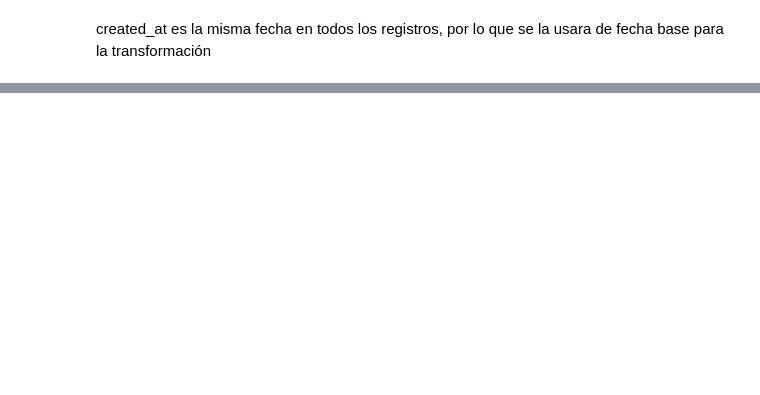
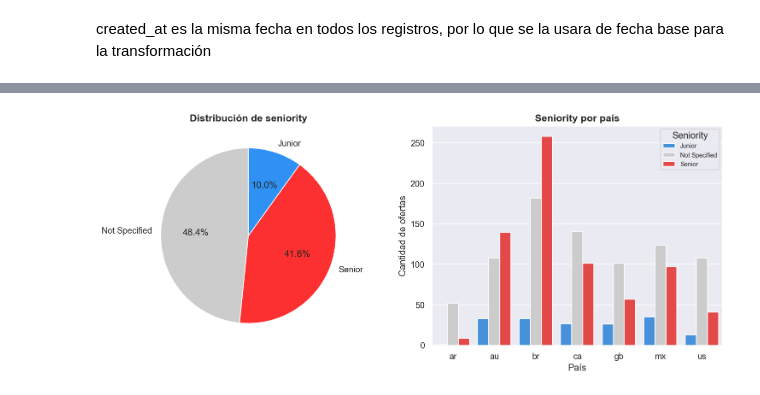
Before and after one commit to JackyDye/analisis-mercado-laboral, a Jupyter notebook: notebooks/01_eda.ipynb, the cells around one changed output, grey strips where cells are left out. Drawn from its saved outputs; the diff is of its cells as text; code cells hidden in the pictures; blank space fills up the shorter version.

```diff
--- a/notebooks/01_eda.ipynb
+++ b/notebooks/01_eda.ipynb
@@ -410 +636,8 @@ Tabla jobs_clean guardada: 1311 filas
 ## Sección 3: Análisis y Gráficos
+# %%
+# Llamo solo a las columnas que voy a necesitar para el análisis y visualización para manejarme con un dataframe más liviano y evitar confusiones con columnas que ya no necesito.
+
+query = "SELECT title, country, description, source, date, salary_monthly_usd FROM jobs_clean"
+
+df_clean = pd.read_sql(query, conn)
+df_clean
@@ -410,0 +897,47 @@ Tabla jobs_clean guardada: 1311 filas
+# %%
+# Colores por categoría
+COLORS = {
+    "Junior": "#2F91F3",
+    "Senior": "#FC3030",
+    "Not Specified": "#CCCCCC",
+}
+
+# Creamos una figura con 2 subplots
+fig, axes = plt.subplots(1, 2, figsize=(12, 5))
+
+# --- Gráfico 1: Pie chart ---
+axes[0].pie(
+    seniority_counts["count"], # Tamaños de cada porción según la cantidad de ofertas en cada categoría
+    labels=seniority_counts["seniority"], # Etiquetas con el nombre de cada categoría
+    autopct="%1.1f%%",  # Muestra el porcentaje con un decimal dentro de cada porción
+    colors=[COLORS.get(s) for s in seniority_counts["seniority"]], # Asigna colores según la categoría usando el diccionario COLORS
+    startangle=90,  # Rota el gráfico
+)
+axes[0].set_title("Distribución de seniority")
+
+# --- Gráfico 2: Barras ---
+# Agrupamos por país y seniority para ver diferencias entre países
+seniority_country = (
+    df_clean.groupby(["country", "seniority"]) # Agrupa el DataFrame por las columnas "country" y "seniority"
+    .size() # Cuenta cuántas filas hay en cada grupo
+    .reset_index(name="count") # Convierte el resultado en un DataFrame con columnas "country", "seniority" y "count"
+)
+
+sns.barplot(
+    data=seniority_country,
+    x="country",
+    y="count",
+    hue="seniority",          # Separa las barras por categoría de seniority
+    palette=COLORS,
+    ax=axes[1],
+)
+axes[1].set_title("Seniority por país")
+axes[1].set_xlabel("País")
+axes[1].set_ylabel("Cantidad de ofertas")
+axes[1].legend(title="Seniority", fontsize=8)
+
+plt.tight_layout()
+plt.savefig("../dashboard/assets/3_2_seniority.png", dpi=130)
+plt.show()
+# %% [output]
+[figure, added]
```
Also changed, not shown: parts of 59 cells of this notebook.
